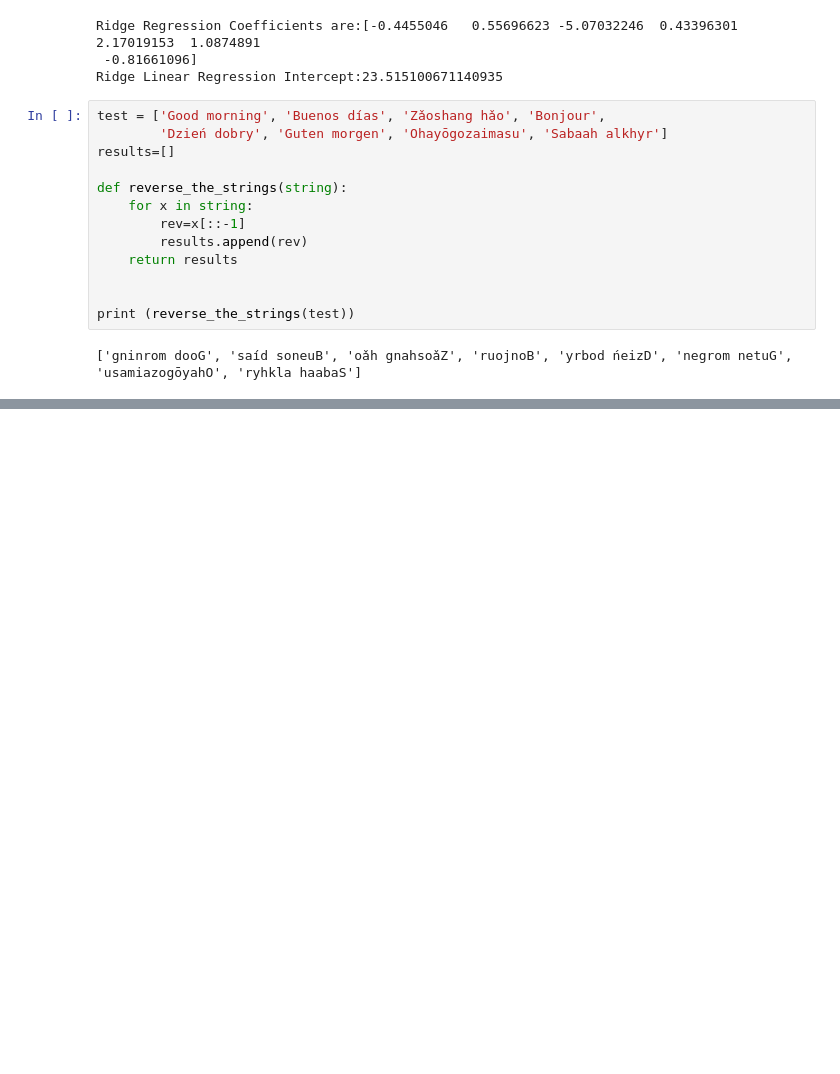
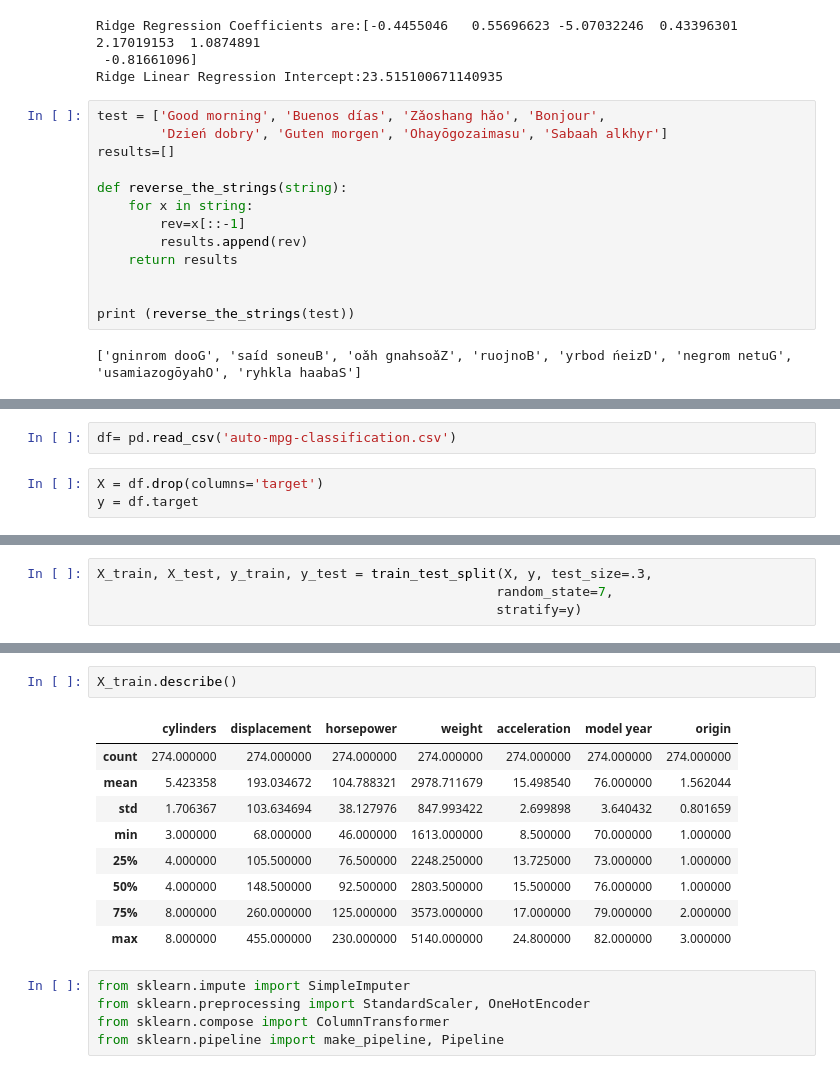
Before and after one commit to kcahlers/hbs-ds-060120, a Jupyter notebook: module-3/Warm-up.ipynb, the cells around one changed output, grey strips where cells are left out. Saved outputs shown, nothing was run; the diff lists cells and outputs as text; blank space fills up the shorter version.

```diff
--- a/module-3/Warm-up.ipynb
+++ b/module-3/Warm-up.ipynb
@@ -166,0 +178,5 @@ print (reverse_the_strings(test))
+# %%
+df= pd.read_csv('auto-mpg-classification.csv')
+# %%
+X = df.drop(columns='target')
+y = df.target
@@ -166,0 +201,4 @@ print (reverse_the_strings(test))
+# %%
+X_train, X_test, y_train, y_test = train_test_split(X, y, test_size=.3,
+                                                   random_state=7,
+                                                   stratify=y)
@@ -166,0 +222,17 @@ print (reverse_the_strings(test))
+# %%
+X_train.describe()
+# %% [output]
+|  | cylinders | displacement | horsepower | weight | acceleration | model year | origin |
+| count | 274.000000 | 274.000000 | 274.000000 | 274.000000 | 274.000000 | 274.000000 | 274.000000 |
+| mean | 5.423358 | 193.034672 | 104.788321 | 2978.711679 | 15.498540 | 76.000000 | 1.562044 |
+| std | 1.706367 | 103.634694 | 38.127976 | 847.993422 | 2.699898 | 3.640432 | 0.801659 |
+| min | 3.000000 | 68.000000 | 46.000000 | 1613.000000 | 8.500000 | 70.000000 | 1.000000 |
+| 25% | 4.000000 | 105.500000 | 76.500000 | 2248.250000 | 13.725000 | 73.000000 | 1.000000 |
+| 50% | 4.000000 | 148.500000 | 92.500000 | 2803.500000 | 15.500000 | 76.000000 | 1.000000 |
+| 75% | 8.000000 | 260.000000 | 125.000000 | 3573.000000 | 17.000000 | 79.000000 | 2.000000 |
+| max | 8.000000 | 455.000000 | 230.000000 | 5140.000000 | 24.800000 | 82.000000 | 3.000000 |
+# %%
+from sklearn.impute import SimpleImputer
+from sklearn.preprocessing import StandardScaler, OneHotEncoder
+from sklearn.compose import ColumnTransformer
+from sklearn.pipeline import make_pipeline, Pipeline
```
Also changed, not shown: parts of 13 cells of this notebook, 1 other file.
